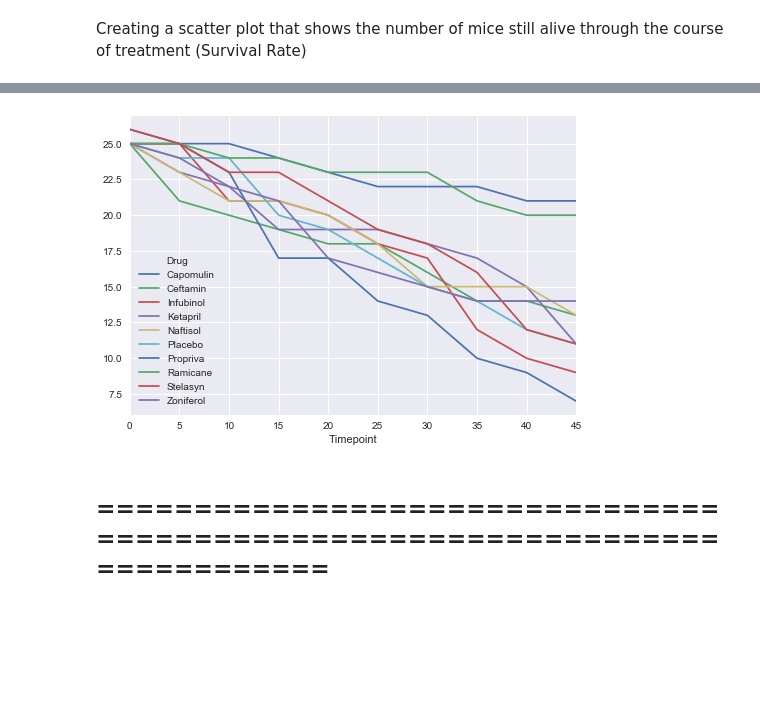
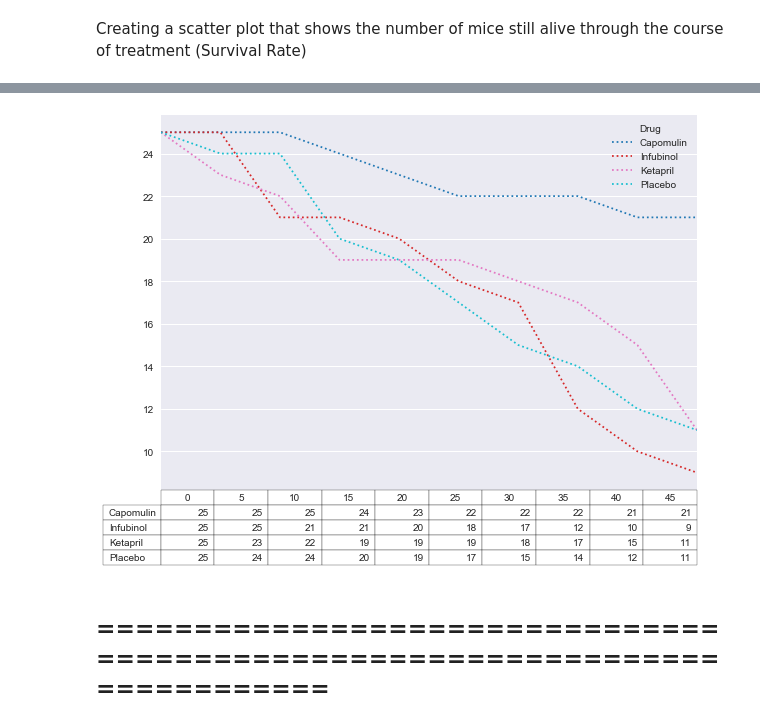
Before and after one commit to asela1982/utdatanalytics-wk5-hw-matplotlib, a Jupyter notebook: Pymaceuticals/Pymaceuticals.ipynb, the cells around one changed output, grey strips where cells are left out. Cells and saved outputs as stored; diff of their text form; code cells hidden in the pictures; blank space fills up the shorter version.

```diff
--- a/Pymaceuticals/Pymaceuticals.ipynb
+++ b/Pymaceuticals/Pymaceuticals.ipynb
@@ -196,8 +195,12 @@ summary_mice
-# %%
-summary_mice['Mouse ID'].plot()
-plt.show()
-# %% [output]
-[figure, removed]
+# %%
+from matplotlib import cm
+fig, ax = plt.subplots(1, 1)
+ax.get_xaxis().set_visible(False)   # Hide Ticks
+summary_mice.plot(table=np.round(summary_mice.T, 2), colormap=cm.tab10,linestyle=':',ax=ax)
+plt.tight_layout()
+plt.show();
+# %% [output]
+[figure, added]
 # %% [markdown]
 ## ============================================================================
 # %% [markdown]
```
Also changed, not shown: parts of 12 cells of this notebook.
